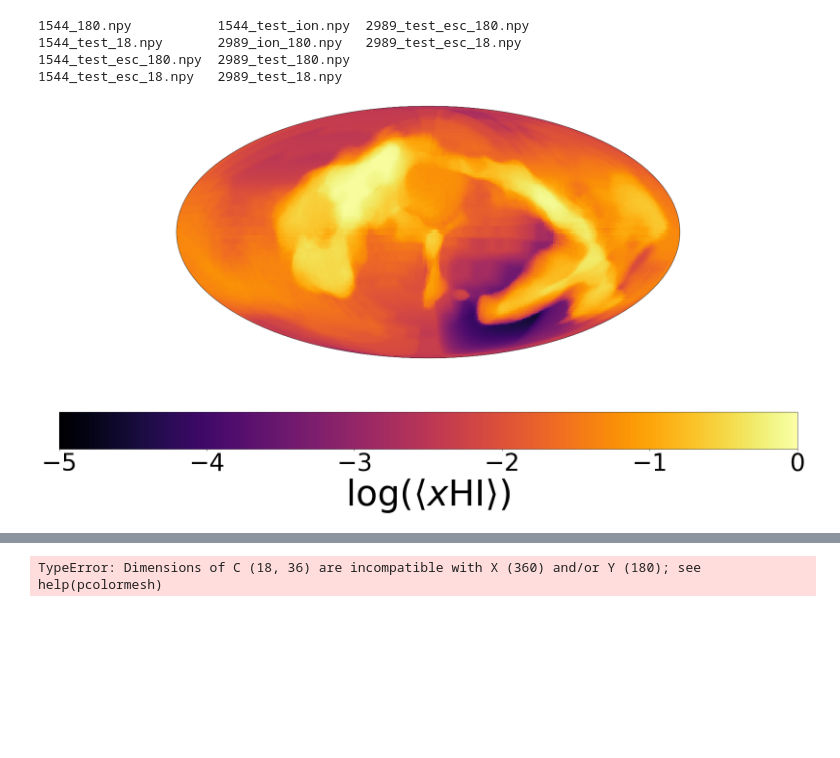
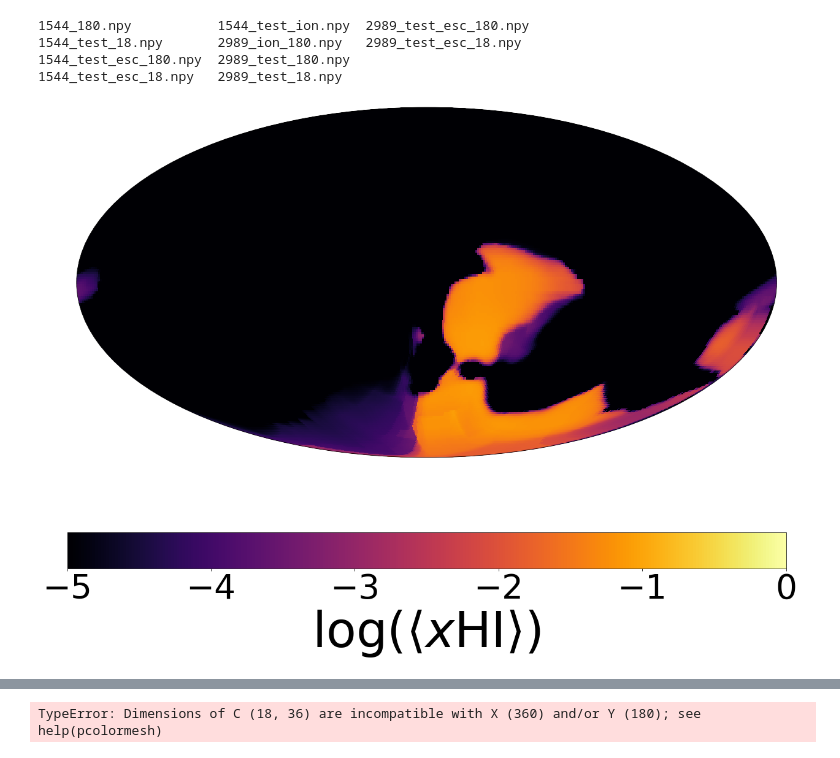
Before and after one commit to IvanKostyuk94/f_esc, a Jupyter notebook: esc_fraction.ipynb, the cells around one changed output, grey strips where cells are left out. Saved outputs shown, nothing was run; the diff lists cells and outputs as text; code cells hidden in the pictures; blank space fills up the shorter version.

Commit message:
Updated a few plotting routines

```diff
--- a/esc_fraction.ipynb
+++ b/esc_fraction.ipynb
@@ -878,24 +878,24 @@ base = '/u/ivkos/analysis/plots'
 # %%
 fig = plt.figure()
 ax = fig.add_subplot(111, projection='mollweide')
 Lon,Lat = np.meshgrid(theta, phi)
-im = ax.pcolormesh(Lon - np.pi ,Lat - np.pi/2, np.log(low_esc_ion), cmap=plt.get_cmap('inferno'), vmin = -5.0, vmax= 0.0)
+im = ax.pcolormesh(Lon - np.pi ,Lat - np.pi/2, np.log(low_esc_esc), cmap=plt.get_cmap('inferno'), vmin = -5.0, vmax= 0.0)
 #cax = divider.append_axes("right", size="5%", pad=0.1)
-cbar = plt.colorbar(im, orientation='horizontal')#,cax=cax)
+cbar = plt.colorbar(im, orientation='horizontal', shrink=0.7)#,cax=cax)
 cbar.set_label(r'log($\langle x\mathrm{HI} \rangle$)', size=80)
 #cbar.ax.tick_params(labelsize=10)
 plt.rcParams["figure.figsize"] = (30, 15)
 
 ax.xaxis.set_major_locator(ticker.NullLocator())
 ax.yaxis.set_major_locator(ticker.NullLocator())
 #plt.title('Average HI density', size=50)
 plt.rcParams['axes.titlepad'] = 45
 cbar.ax.tick_params(labelsize=55)
-savepath = os.path.join(base, 'low_esc_ion.png')
+savepath = os.path.join(base, 'low_esc_esc.png')
 plt.savefig(savepath, bbox_inches='tight')
 plt.show()
 # %% [output]
-[figure, old version]
+[figure, new version]
 # %%
 fig = plt.figure()
 ax = fig.add_subplot(111, projection='mollweide')
```
Also changed, not shown: parts of 6 cells of this notebook, 10 other files.
